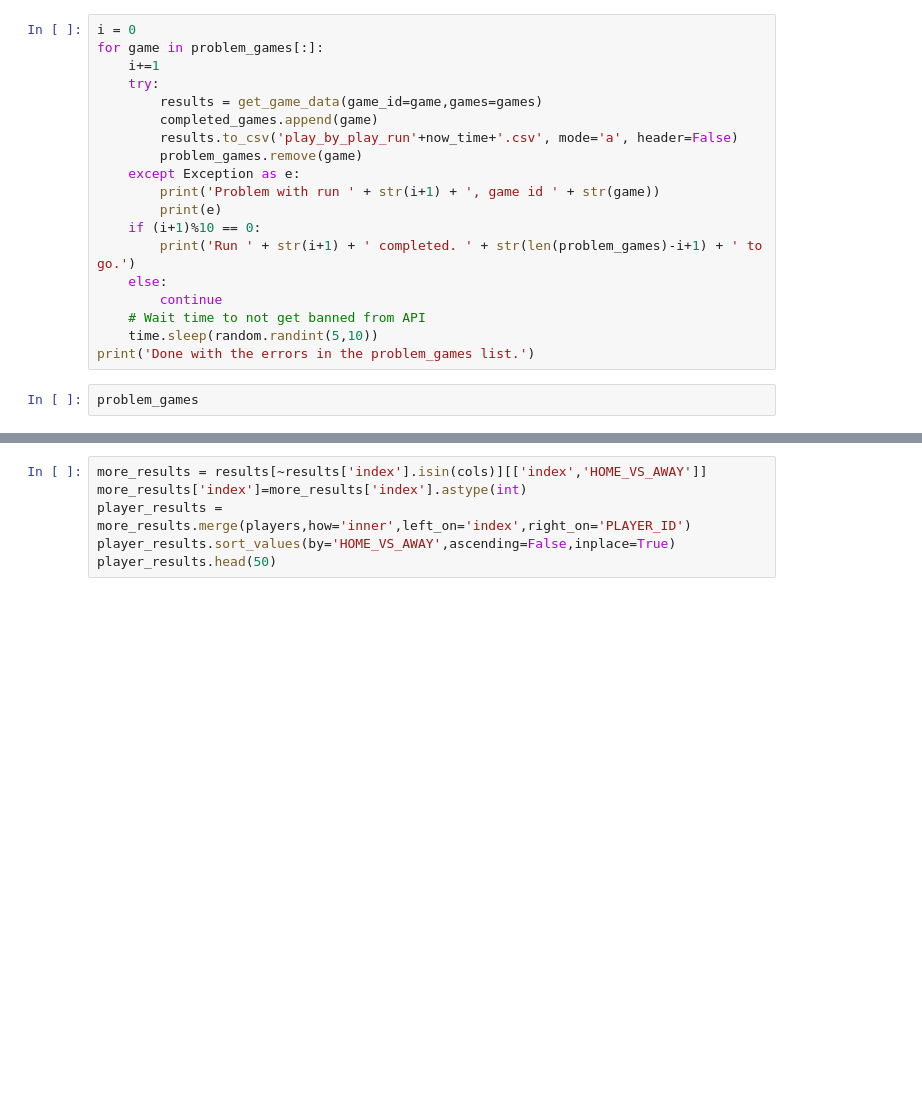
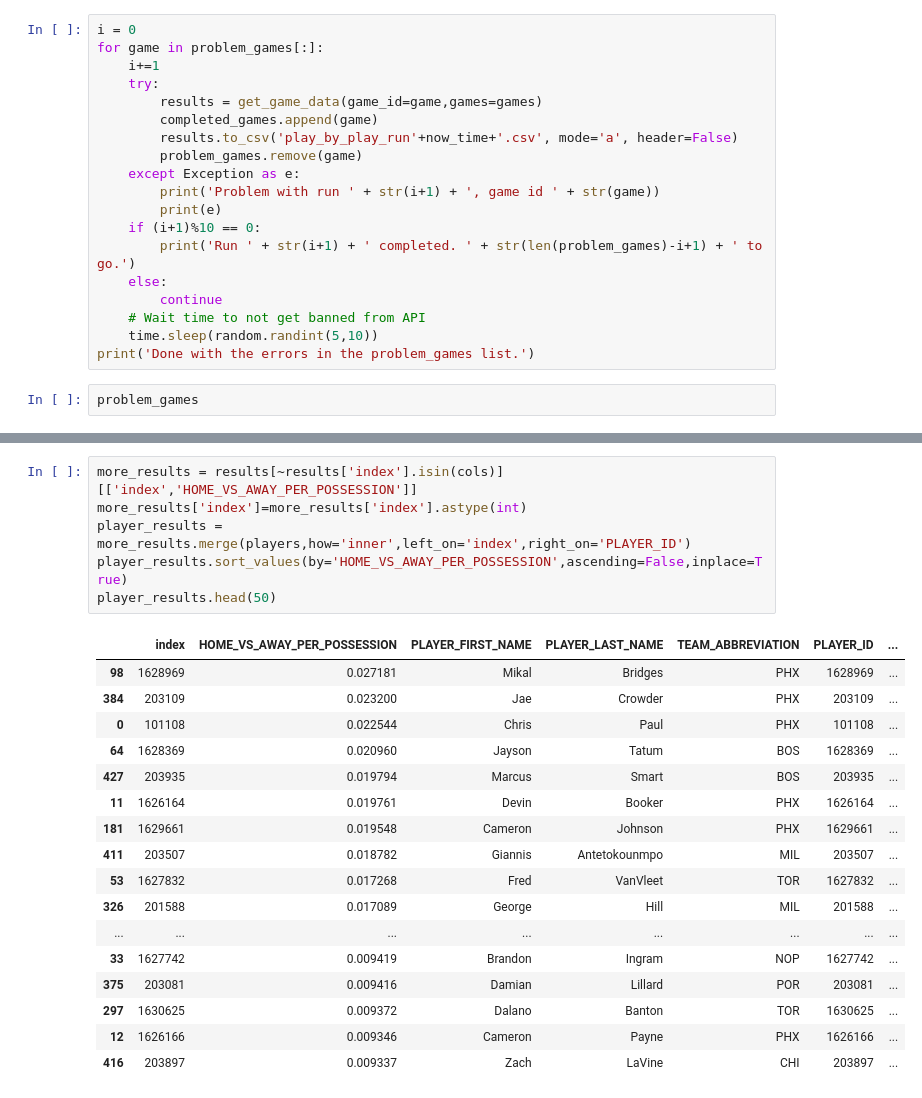
Before and after one commit to ImWesAdams/NBAPredictionsAndData, a Jupyter notebook: NBA Compile Play by Play Data.ipynb, the cells around one changed output, grey strips where cells are left out. Drawn from its saved outputs; the diff is of its cells as text; blank space fills up the shorter version.

```diff
--- a/NBA Compile Play by Play Data.ipynb
+++ b/NBA Compile Play by Play Data.ipynb
@@ -323,8 +382,26 @@ results
 # %%
-more_results = results[~results['index'].isin(cols)][['index','HOME_VS_AWAY']]
+more_results = results[~results['index'].isin(cols)][['index','HOME_VS_AWAY_PER_POSSESSION']]
 more_results['index']=more_results['index'].astype(int)
 player_results = more_results.merge(players,how='inner',left_on='index',right_on='PLAYER_ID')
-player_results.sort_values(by='HOME_VS_AWAY',ascending=False,inplace=True)
+player_results.sort_values(by='HOME_VS_AWAY_PER_POSSESSION',ascending=False,inplace=True)
 player_results.head(50)
+# %% [output]
+|  | index | HOME_VS_AWAY_PER_POSSESSION | PLAYER_FIRST_NAME | PLAYER_LAST_NAME | TEAM_ABBREVIATION | PLAYER_ID | ... |
+| 98 | 1628969 | 0.027181 | Mikal | Bridges | PHX | 1628969 | ... |
+| 384 | 203109 | 0.023200 | Jae | Crowder | PHX | 203109 | ... |
+| 0 | 101108 | 0.022544 | Chris | Paul | PHX | 101108 | ... |
+| 64 | 1628369 | 0.020960 | Jayson | Tatum | BOS | 1628369 | ... |
+| 427 | 203935 | 0.019794 | Marcus | Smart | BOS | 203935 | ... |
+| 11 | 1626164 | 0.019761 | Devin | Booker | PHX | 1626164 | ... |
+| 181 | 1629661 | 0.019548 | Cameron | Johnson | PHX | 1629661 | ... |
+| 411 | 203507 | 0.018782 | Giannis | Antetokounmpo | MIL | 203507 | ... |
+| 53 | 1627832 | 0.017268 | Fred | VanVleet | TOR | 1627832 | ... |
+| 326 | 201588 | 0.017089 | George | Hill | MIL | 201588 | ... |
+| ... | ... | ... | ... | ... | ... | ... | ... |
+| 33 | 1627742 | 0.009419 | Brandon | Ingram | NOP | 1627742 | ... |
+| 375 | 203081 | 0.009416 | Damian | Lillard | POR | 203081 | ... |
+| 297 | 1630625 | 0.009372 | Dalano | Banton | TOR | 1630625 | ... |
+| 12 | 1626166 | 0.009346 | Cameron | Payne | PHX | 1626166 | ... |
+| 416 | 203897 | 0.009337 | Zach | LaVine | CHI | 203897 | ... |
 # %%
 player_results.tail(50)
```
Also changed, not shown: parts of 9 cells of this notebook.
